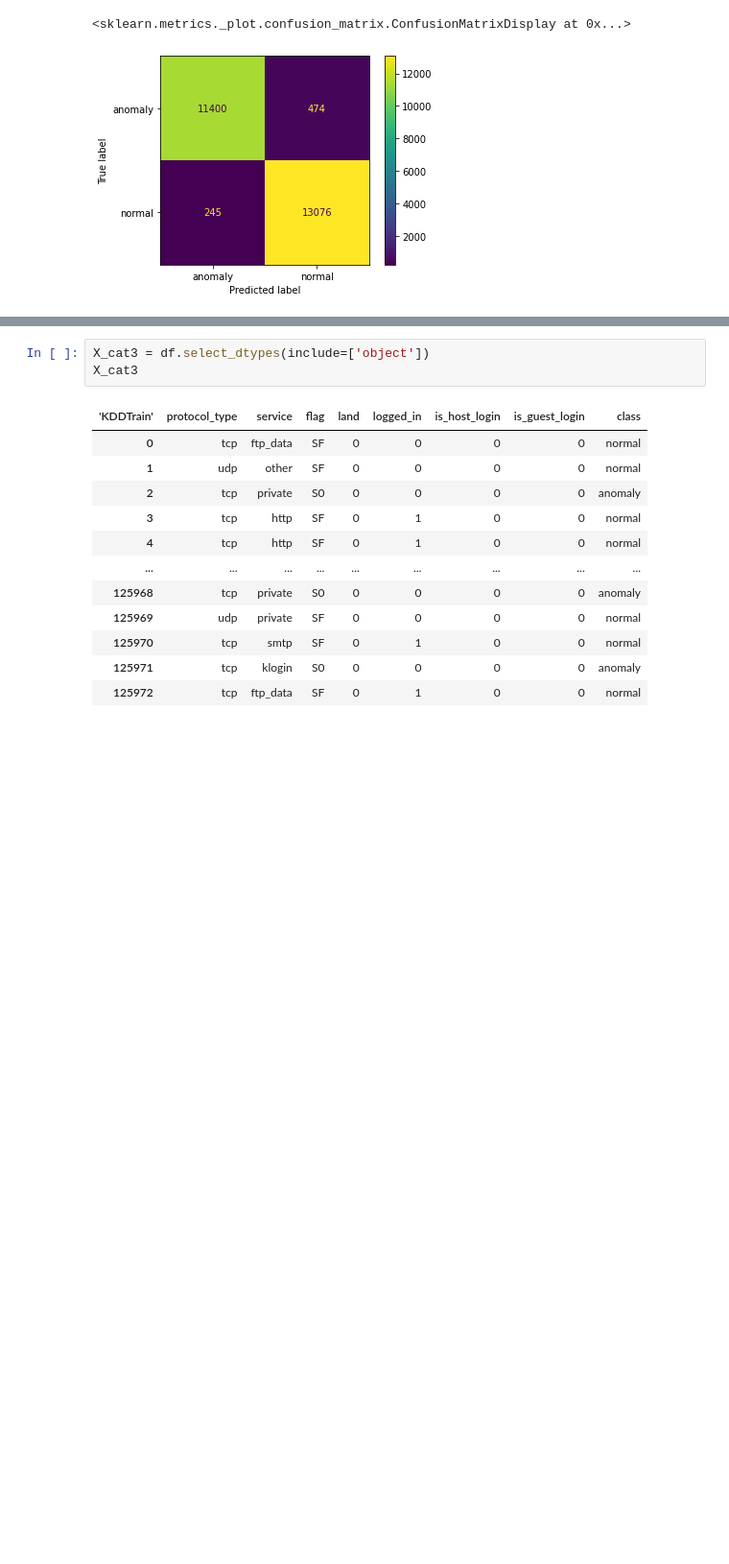
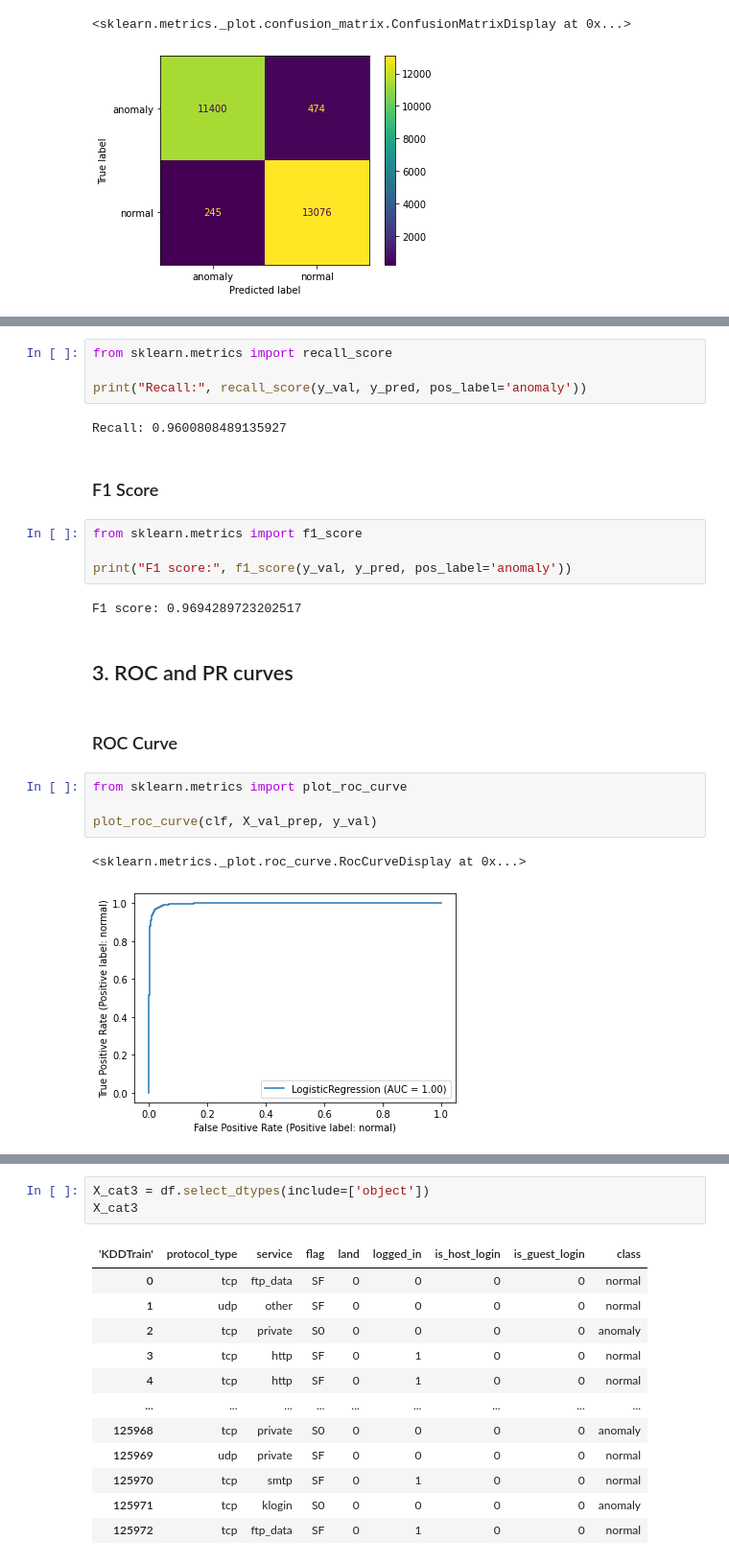
Before and after one commit to AlvaroTV/Data-Management, a Jupyter notebook: 5._Evaluation of results.ipynb, the cells around one changed output, grey strips where cells are left out. Shown at 96% size. Saved outputs shown, nothing was run; the diff lists cells and outputs as text; blank space fills up the shorter version.

Commit message:
Add Metrics

```diff
--- a/5._Evaluation of results.ipynb
+++ b/5._Evaluation of results.ipynb
@@ -212,0 +225,25 @@ plot_confusion_matrix(clf, X_val_prep, y_val, values_format='3g')
+# %%
+from sklearn.metrics import recall_score
+
+print("Recall:", recall_score(y_val, y_pred, pos_label='anomaly'))
+# %% [output]
+Recall: 0.9600808489135927
+# %% [markdown]
+### F1 Score
+# %%
+from sklearn.metrics import f1_score
+
+print("F1 score:", f1_score(y_val, y_pred, pos_label='anomaly'))
+# %% [output]
+F1 score: 0.9694289723202517
+# %% [markdown]
+## 3. ROC and PR curves
+# %% [markdown]
+### ROC Curve
+# %%
+from sklearn.metrics import plot_roc_curve
+
+plot_roc_curve(clf, X_val_prep, y_val)
+# %% [output]
+<sklearn.metrics._plot.roc_curve.RocCurveDisplay at 0x...>
+[figure, added]
```
Also changed, not shown: parts of 7 cells of this notebook.
